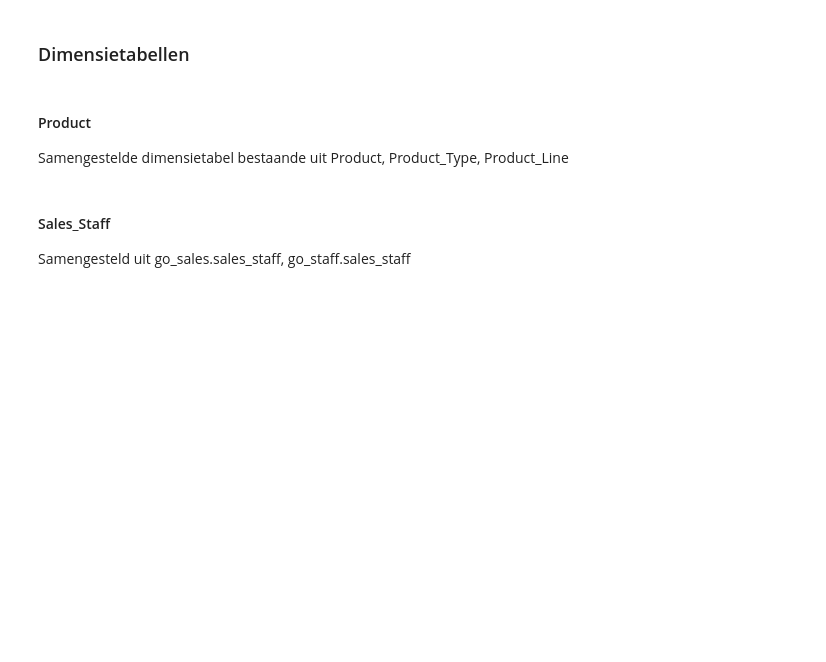
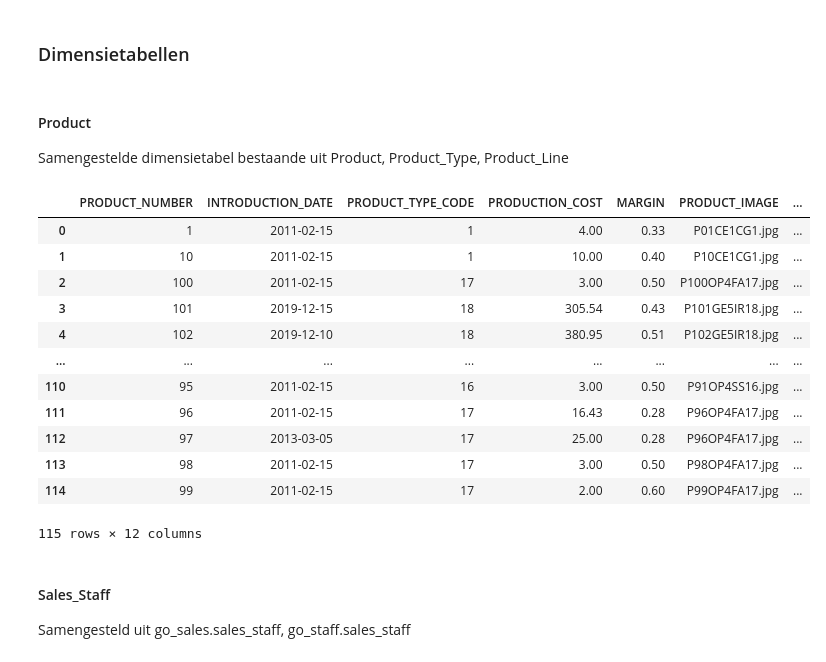
Before and after one commit to DKnightAnon/DEDS_repository, a Jupyter notebook: Week 4/Practicum_4.3_Opdracht_A-Delgado.ipynb, the cells around one changed output. Saved outputs shown, nothing was run; the diff lists cells and outputs as text; code cells hidden in the pictures; blank space fills up the shorter version.

```diff
--- a/Week 4/Practicum_4.3_Opdracht_A-Delgado.ipynb
+++ b/Week 4/Practicum_4.3_Opdracht_A-Delgado.ipynb
@@ -550,9 +550,23 @@ Samengestelde dimensietabel bestaande uit Product, Product_Type, Product_Line
 # %%
 produc_types_content = pd.merge(product_type,product_line, left_on="PRODUCT_LINE_CODE", how="inner", right_on="PRODUCT_LINE_CODE")
 
 PRODUCT_REGISTRY = product.merge(produc_types_content, left_on="PRODUCT_TYPE_CODE", how="inner", right_on="PRODUCT_TYPE_CODE")
 
-# display(PRODUCT_REGISTRY)
+display(PRODUCT_REGISTRY)
+# %% [output]
+|  | PRODUCT_NUMBER | INTRODUCTION_DATE | PRODUCT_TYPE_CODE | PRODUCTION_COST | MARGIN | PRODUCT_IMAGE | ... |
+| 0 | 1 | 2011-02-15 | 1 | 4.00 | 0.33 | P01CE1CG1.jpg | ... |
+| 1 | 10 | 2011-02-15 | 1 | 10.00 | 0.40 | P10CE1CG1.jpg | ... |
+| 2 | 100 | 2011-02-15 | 17 | 3.00 | 0.50 | P100OP4FA17.jpg | ... |
+| 3 | 101 | 2019-12-15 | 18 | 305.54 | 0.43 | P101GE5IR18.jpg | ... |
+| 4 | 102 | 2019-12-10 | 18 | 380.95 | 0.51 | P102GE5IR18.jpg | ... |
+| ... | ... | ... | ... | ... | ... | ... | ... |
+| 110 | 95 | 2011-02-15 | 16 | 3.00 | 0.50 | P91OP4SS16.jpg | ... |
+| 111 | 96 | 2011-02-15 | 17 | 16.43 | 0.28 | P96OP4FA17.jpg | ... |
+| 112 | 97 | 2013-03-05 | 17 | 25.00 | 0.28 | P96OP4FA17.jpg | ... |
+| 113 | 98 | 2011-02-15 | 17 | 3.00 | 0.50 | P98OP4FA17.jpg | ... |
+| 114 | 99 | 2011-02-15 | 17 | 2.00 | 0.60 | P99OP4FA17.jpg | ... |
+115 rows × 12 columns
 # %% [markdown]
 #### Sales_Staff
 Samengesteld uit go_sales.sales_staff, go_staff.sales_staff
```
Also changed, not shown: parts of 10 cells of this notebook, 3 other files.
